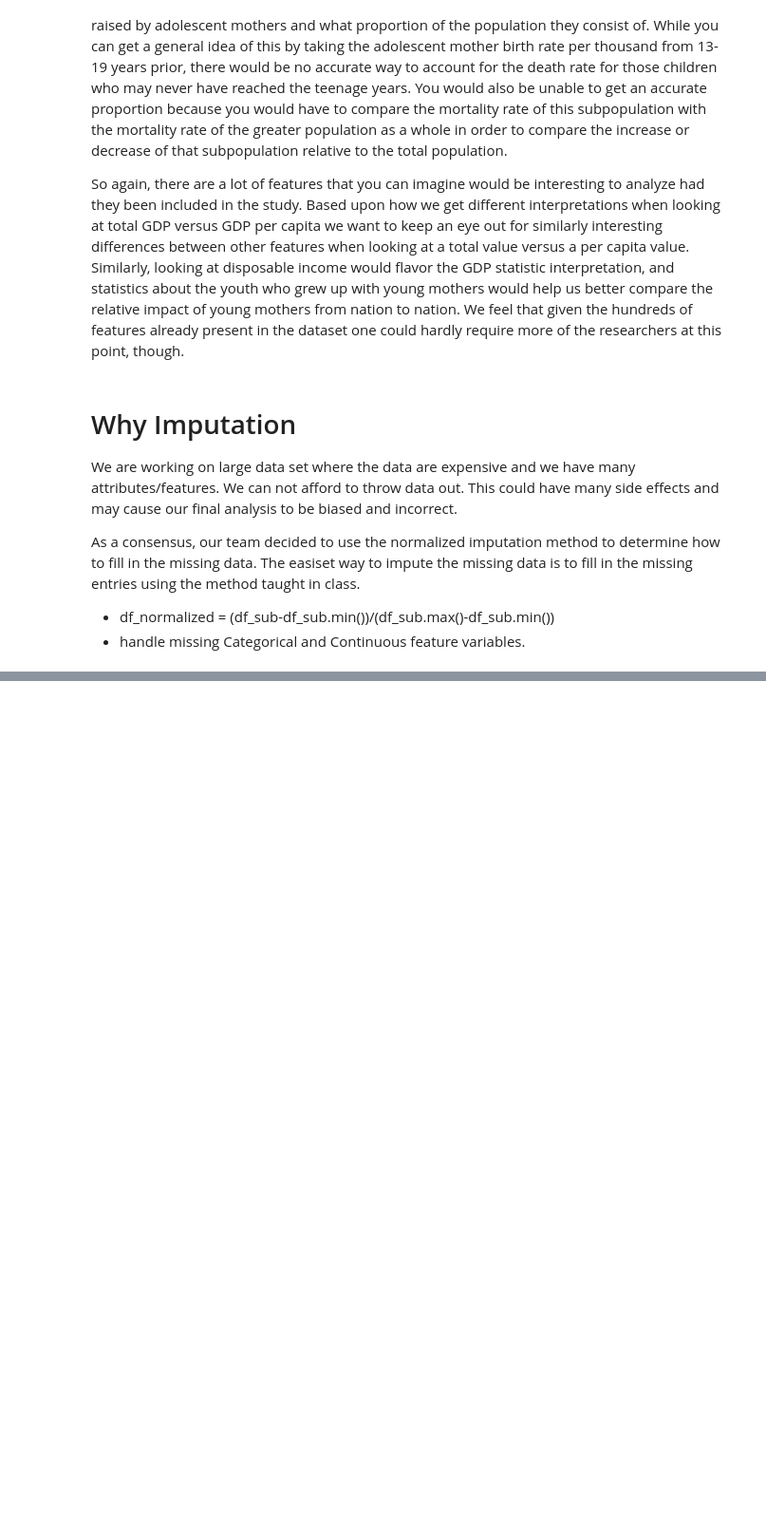
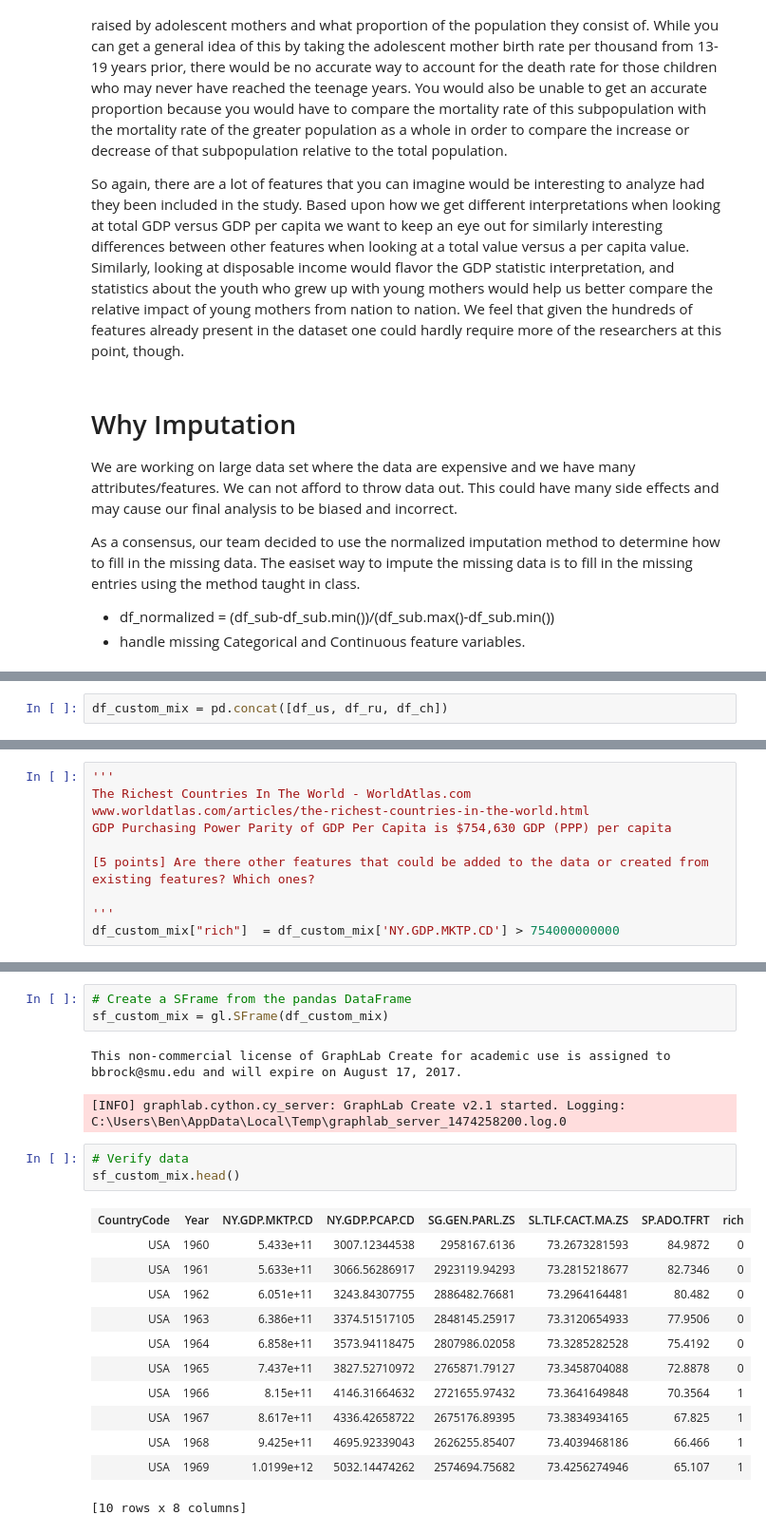
Before and after one commit to sanjayj/SMUMSDS2016, a Jupyter notebook: WDI Exploratory Data Analysis - Rev9.ipynb, the cells around one changed output, grey strips where cells are left out. Shown at 95% size. Cells and saved outputs as stored; diff of their text form; blank space fills up the shorter version.

```diff
--- a/WDI Exploratory Data Analysis - Rev9.ipynb
+++ b/WDI Exploratory Data Analysis - Rev9.ipynb
@@ -1975,0 +1988,2 @@ As a consensus, our team decided to use the normalized imputation method to dete
+# %%
+df_custom_mix = pd.concat([df_us, df_ru, df_ch])
@@ -1975,0 +2008,10 @@ As a consensus, our team decided to use the normalized imputation method to dete
+# %%
+'''
+The Richest Countries In The World - WorldAtlas.com
+www.worldatlas.com/articles/the-richest-countries-in-the-world.html
+GDP Purchasing Power Parity of GDP Per Capita is $754,630 GDP (PPP) per capita
+
+[5 points] Are there other features that could be added to the data or created from existing features? Which ones?
+
+'''
+df_custom_mix["rich"]  = df_custom_mix['NY.GDP.MKTP.CD'] > 754000000000
@@ -1975,0 +2034,22 @@ As a consensus, our team decided to use the normalized imputation method to dete
+# %%
+# Create a SFrame from the pandas DataFrame
+sf_custom_mix = gl.SFrame(df_custom_mix)
+# %% [output]
+This non-commercial license of GraphLab Create for academic use is assigned to bbrock@smu.edu and will expire on August 17, 2017.
+[INFO] graphlab.cython.cy_server: GraphLab Create v2.1 started. Logging: C:\Users\Ben\AppData\Local\Temp\graphlab_server_1474258200.log.0
+# %%
+# Verify data
+sf_custom_mix.head()
+# %% [output]
+| CountryCode | Year | NY.GDP.MKTP.CD | NY.GDP.PCAP.CD | SG.GEN.PARL.ZS | SL.TLF.CACT.MA.ZS | SP.ADO.TFRT | rich |
+| USA | 1960 | 5.433e+11 | 3007.12344538 | 2958167.6136 | 73.2673281593 | 84.9872 | 0 |
+| USA | 1961 | 5.633e+11 | 3066.56286917 | 2923119.94293 | 73.2815218677 | 82.7346 | 0 |
+| USA | 1962 | 6.051e+11 | 3243.84307755 | 2886482.76681 | 73.2964164481 | 80.482 | 0 |
+| USA | 1963 | 6.386e+11 | 3374.51517105 | 2848145.25917 | 73.3120654933 | 77.9506 | 0 |
+| USA | 1964 | 6.858e+11 | 3573.94118475 | 2807986.02058 | 73.3285282528 | 75.4192 | 0 |
+| USA | 1965 | 7.437e+11 | 3827.52710972 | 2765871.79127 | 73.3458704088 | 72.8878 | 0 |
+| USA | 1966 | 8.15e+11 | 4146.31664632 | 2721655.97432 | 73.3641649848 | 70.3564 | 1 |
+| USA | 1967 | 8.617e+11 | 4336.42658722 | 2675176.89395 | 73.3834934165 | 67.825 | 1 |
+| USA | 1968 | 9.425e+11 | 4695.92339043 | 2626255.85407 | 73.4039468186 | 66.466 | 1 |
+| USA | 1969 | 1.0199e+12 | 5032.14474262 | 2574694.75682 | 73.4256274946 | 65.107 | 1 |
+[10 rows x 8 columns]
```
Also changed, not shown: parts of 19 cells of this notebook.
